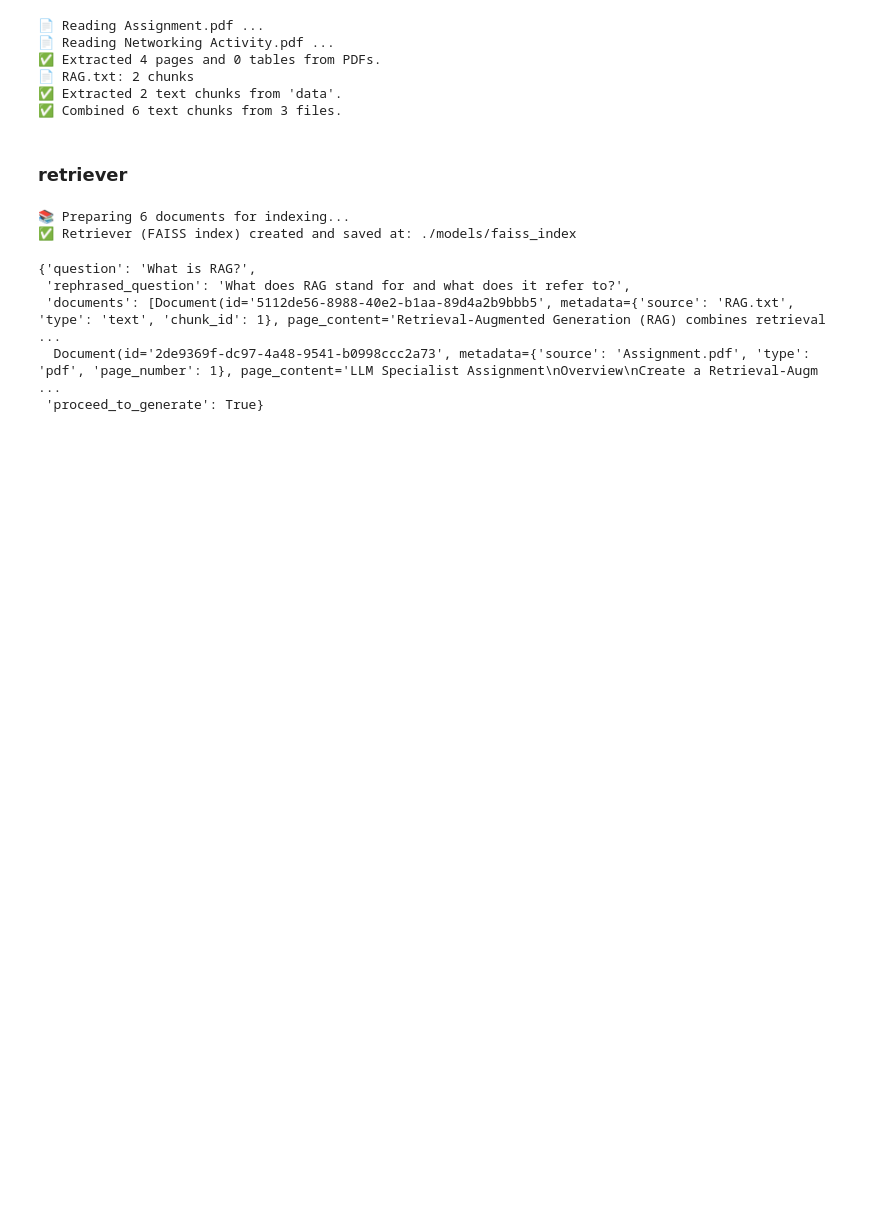
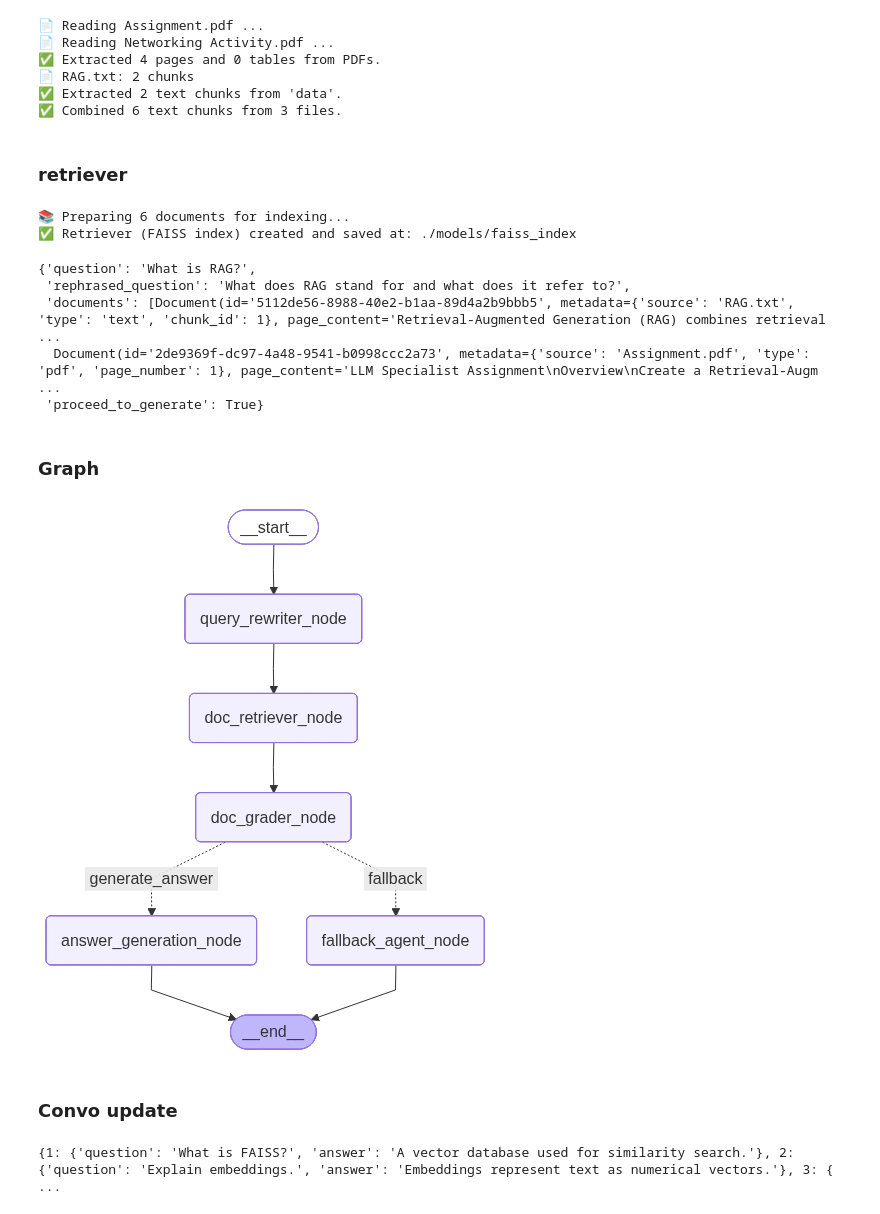
Before and after one commit to RawatRahul14/Retrieval-Augmented-Generation, a Jupyter notebook: research/trials.ipynb, the cells around one changed output. Saved outputs shown, nothing was run; the diff lists cells and outputs as text; code cells hidden in the pictures; blank space fills up the shorter version.

```diff
--- a/research/trials.ipynb
+++ b/research/trials.ipynb
@@ -172,3 +172,8 @@ await graph.ainvoke(
  'documents': [Document(id='5112de56-8988-40e2-b1aa-89d4a2b9bbb5', metadata={'source': 'RAG.txt', 'type': 'text', 'chunk_id': 1}, page_content='Retrieval-Augmented Generation (RAG) combines retrieval  ...
   Document(id='2de9369f-dc97-4a48-9541-b0998ccc2a73', metadata={'source': 'Assignment.pdf', 'type': 'pdf', 'page_number': 1}, page_content='LLM Specialist Assignment\nOverview\nCreate a Retrieval-Augm ...
  'proceed_to_generate': True}
+# %% [markdown]
+### Graph
+# %%
+from graph import run_graph
+graph = run_graph()
@@ -174,0 +183,12 @@ await graph.ainvoke(
+# %%
+display(
+    Image(
+        graph.get_graph().draw_mermaid_png(
+            draw_method = MermaidDrawMethod.API
+        )
+    )
+)
+# %% [output]
+[figure, added]
+# %% [markdown]
+### Convo update
@@ -174,0 +237,4 @@ await graph.ainvoke(
+# %%
+print(recent_chats)
+# %% [output]
+{1: {'question': 'What is FAISS?', 'answer': 'A vector database used for similarity search.'}, 2: {'question': 'Explain embeddings.', 'answer': 'Embeddings represent text as numerical vectors.'}, 3: { ...
```
Also changed, not shown: parts of 16 cells of this notebook, 11 other files.
